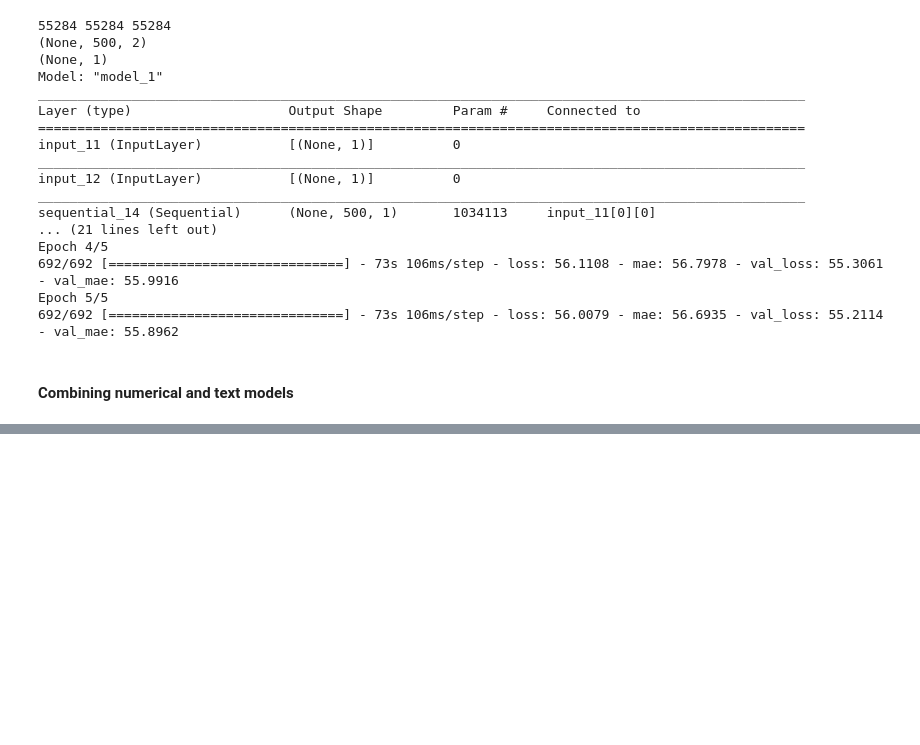
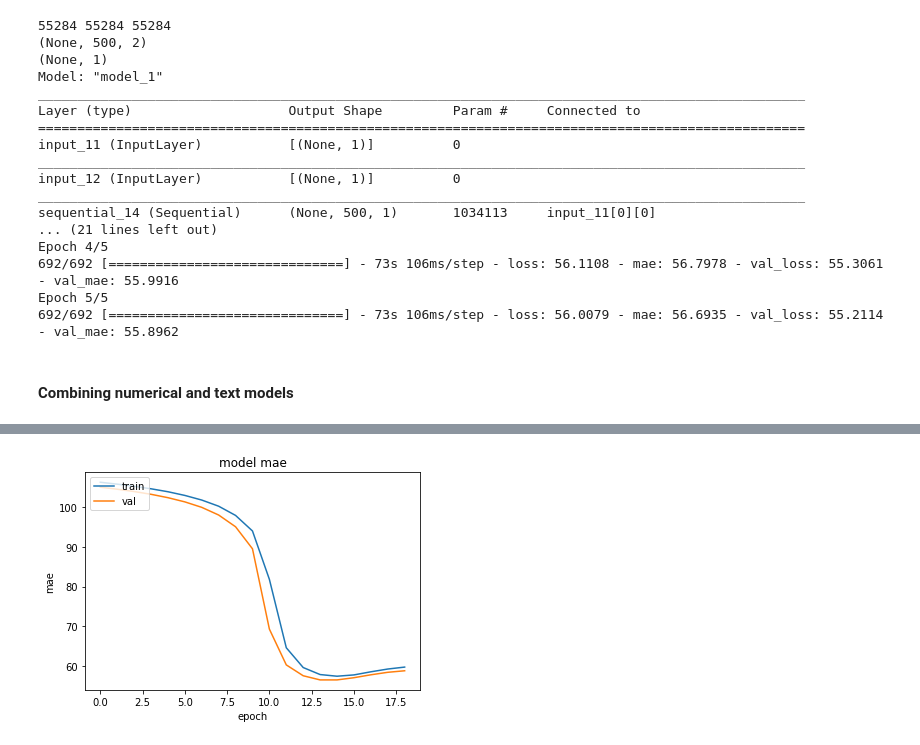
Before and after one commit to mathguy-r/adams-sose22, a Jupyter notebook: training.ipynb, the cells around one changed output, grey strips where cells are left out. Cells and saved outputs as stored; diff of their text form; code cells hidden in the pictures; blank space fills up the shorter version.

Commit message:
updated training script

```diff
--- a/training.ipynb
+++ b/training.ipynb
@@ -492,6 +603,6 @@ temp_model.predict([t]).shape
 # %%
-train_desc = train['description'].fillna('empty')
-train_ngbr = train['neighborhood_overview'].fillna('empty')
+train_desc = text_features['summary'].fillna('')
+train_ngbr = text_features['name'].fillna('')
 
 y_train = train['price']
 
@@ -524,7 +635,7 @@ rnn_units = 16
 
 
 def create_text_model(text_list):
-    model = layers.Sequential()
+    model = models.Sequential()
     model.add(layers.Input(shape=(1,), dtype=tf.string))
     vectorize_layer.adapt(text_list)
     model.add(vectorize_layer)
@@ -580,8 +785,8 @@ history = model.fit(
 train = pd.read_csv('train.csv',encoding='utf-8')
 test = pd.read_csv('test.csv',encoding='utf-8')
 # %%
-train_desc = train['summary'].fillna('')
-train_ngbr = train['neighborhood_overview'].fillna('')
+train_desc = text_features['summary'].fillna('')
+train_ngbr = text_features['name'].fillna('')
 
 y_train = train['price']
 
@@ -621,13 +826,14 @@ def create_text_model(text_list):
     model.add(layers.Embedding(input_dim=vocab_size, output_dim=emb_size))
     model.add(layers.Conv1D(filters=16,kernel_size=5))
     model.add(layers.AveragePooling1D(pool_size=2,strides=2))
+    model.add(layers.Dropout(0.2))
     model.add(layers.LSTM(rnn_units, return_sequences=True))
     model.add(layers.Dense(1, activation="relu"))
     return model
 
 def create_combined_model(X):
     X = layers.Flatten()(X)
-#     X = layers.Dense(128, activation="relu")(X)
+    X = layers.Dense(128, activation="relu")(X)
     X = layers.Dense(1, activation="linear")(X)
     print(X.shape)
     return X
@@ -661,12 +867,14 @@ def create_model():
 
 model = create_model()
 print(model.summary())
+earlystopping = tf.keras.callbacks.EarlyStopping('val_mae', patience=3)
 
 history = model.fit(
     [train_desc, train_ngbr],
     y_train,
     validation_split=0.2,
-    epochs = 5,
+    epochs = 10,
     batch_size = 64,
+    callbacks=[earlystopping],
     verbose =1)
 # %% [output]
@@ -735,7 +1050,7 @@ def create_text_model(text_list):
 
 def create_combined_model(X):
     X = layers.Flatten()(X)
-#     X = layers.Dense(128, activation="relu")(X)
+    X = layers.Dense(128, activation="relu")(X)
     X = layers.Dense(1, activation="linear")(X)
     print(X.shape)
     return X
@@ -946,13 +1114,0 @@ convert_text_input(["what is this misery","what is your story"]).shape
-# %%
-# model = create_model()
-# desc_model = create_text_model(train_desc)
-
-# print(desc_model.summary())
-# desc_model.compile(optimizer='adam', loss='mse', metrics=['mae'])
-story = model.fit(
-   [train_desc, train_ngbr],
-   y_train,
-#     validation_split=0.2,
-    epochs = 5,
-    batch_size = 32,
-    verbose =1)
@@ -958,0 +1235,14 @@ story = model.fit(
+# %%
+import matplotlib.pyplot as plt
+
+from matplotlib import pyplot as plt
+# history = model.fit(train_x, train_y,validation_split = 0.1, epochs=50, batch_size=4)
+plt.plot(history.history['mae'])
+plt.plot(history.history['val_mae'])
+plt.title('model mae')
+plt.ylabel('mae')
+plt.xlabel('epoch')
+plt.legend(['train', 'val'], loc='upper left')
+plt.show()
+# %% [output]
+[figure, added]
```
Also changed, not shown: parts of 27 cells of this notebook, 1 other file.
